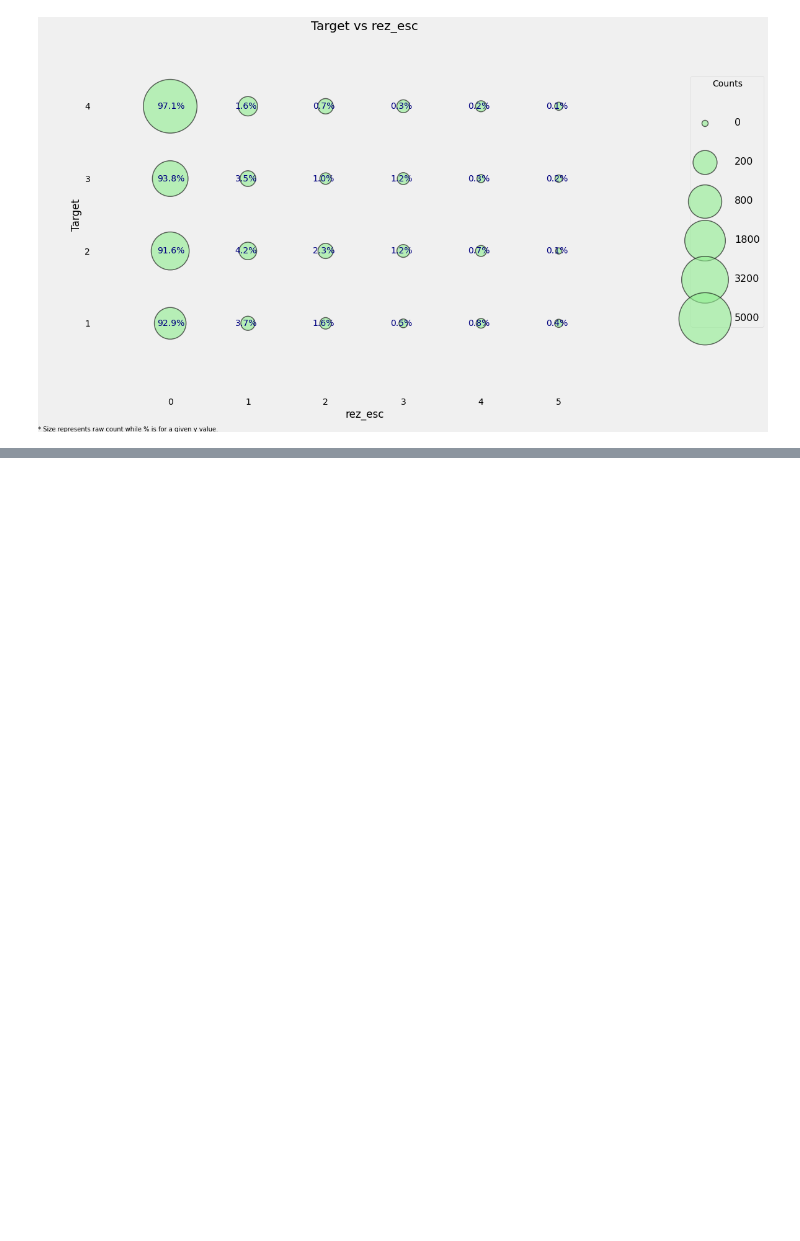
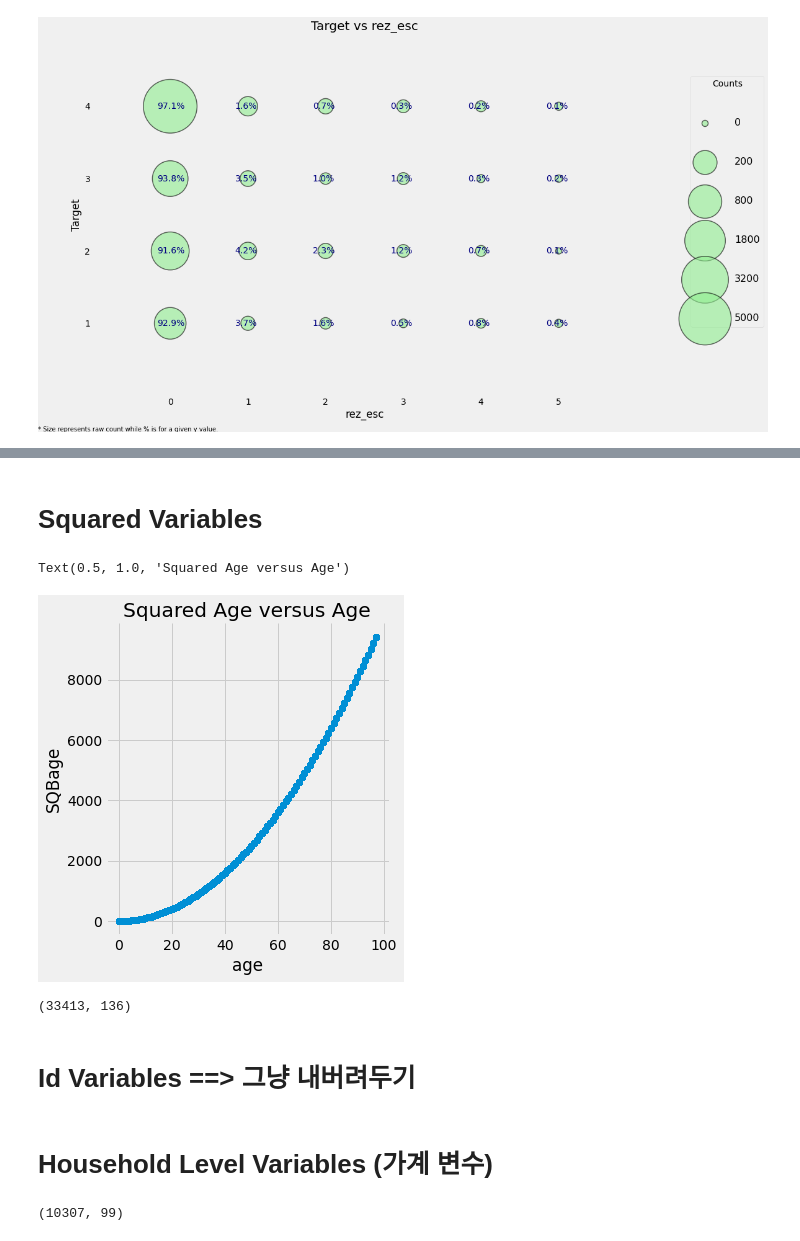
Before and after one commit to O-Kpy/Kaggle, a Jupyter notebook: Costarican_필사.ipynb, the cells around one changed output, grey strips where cells are left out. Saved outputs shown, nothing was run; the diff lists cells and outputs as text; code cells hidden in the pictures; blank space fills up the shorter version.

```diff
--- a/Costarican_필사.ipynb
+++ b/Costarican_필사.ipynb
@@ -994,0 +1085,26 @@ missing_data(data)
+# %% [markdown]
+# Squared Variables
+# %%
+sns.lmplot('age', 'SQBage', data = data, fit_reg=False)
+plt.title('Squared Age versus Age')
+# 비례 ==> highly corr()
+# %% [output]
+Text(0.5, 1.0, 'Squared Age versus Age')
+[figure, added]
+# %%
+data = data.drop(columns=sqr_)
+data.shape
+# 높은 상관관계를 가진 변수 삭제
+# %% [output]
+(33413, 136)
+# %% [markdown]
+# Id Variables ==> 그냥 내버려두기
+# %% [markdown]
+# Household Level Variables (가계 변수)
+# %%
+heads = data.loc[data['parentesco1']==1, :]
+
+heads = heads[id + hh_bool + hh_cont + hh_ordered]
+heads.shape
+# %% [output]
+(10307, 99)
```
Also changed, not shown: parts of 46 cells of this notebook.
